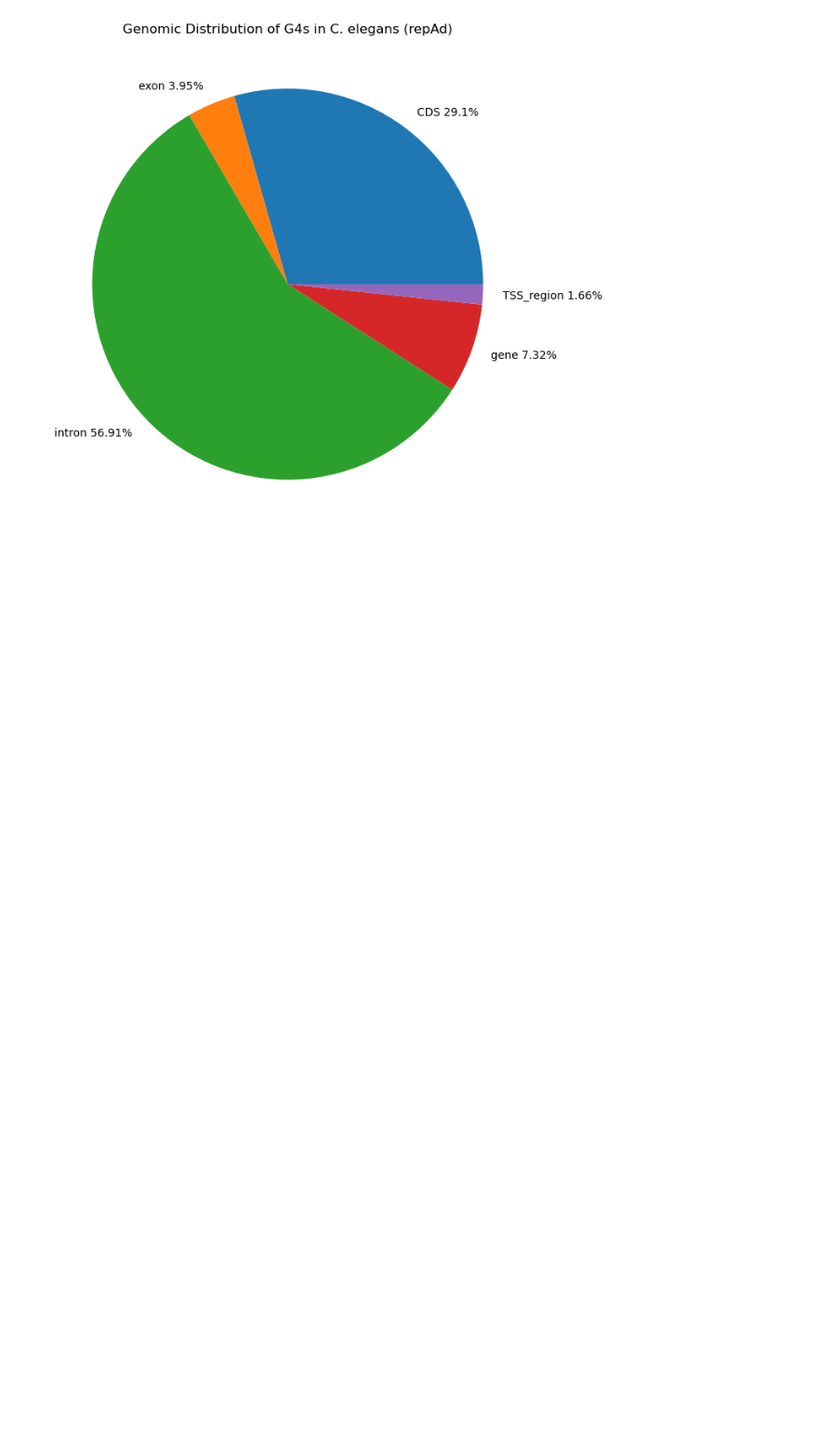
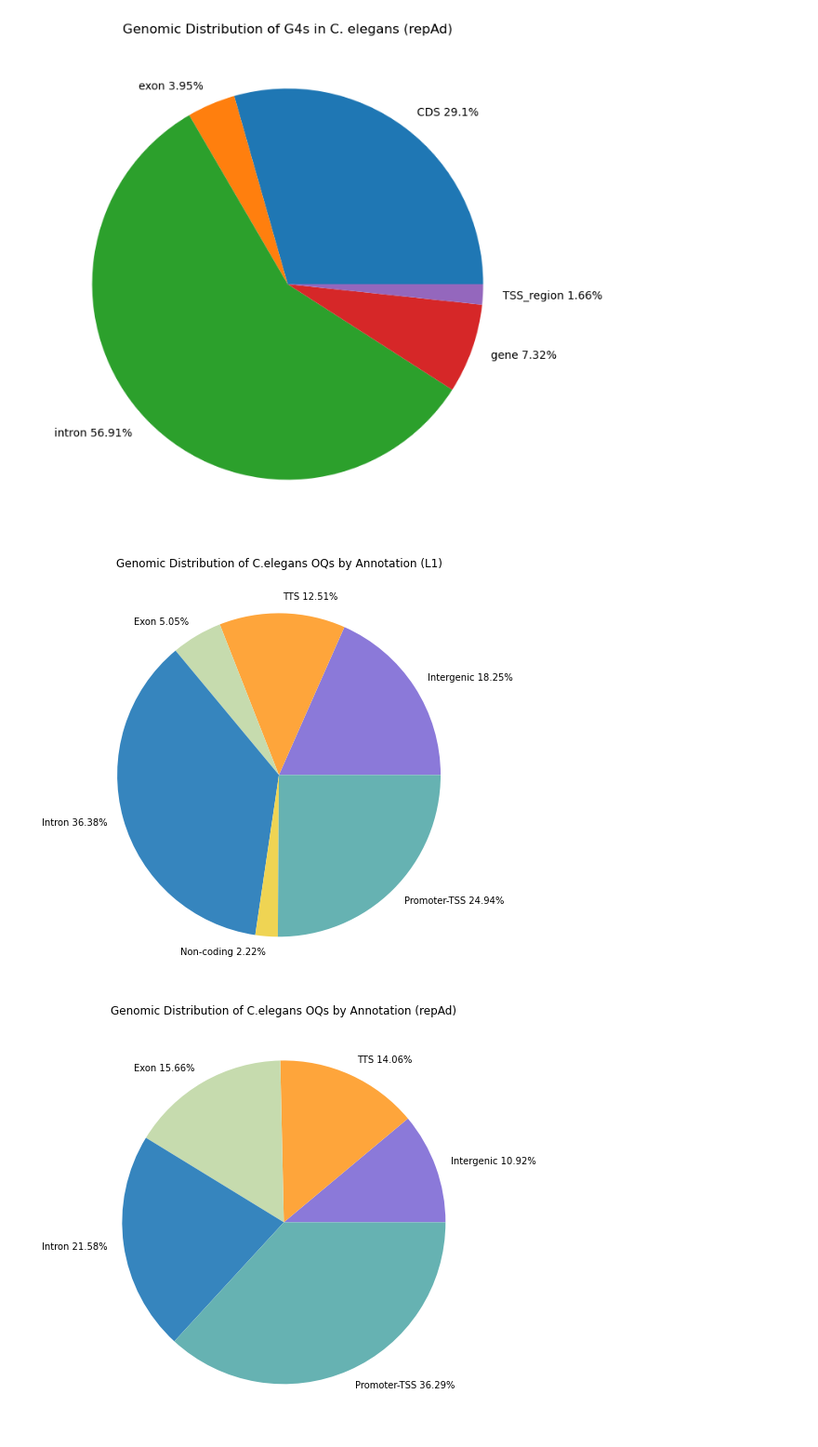
Before and after one commit to ellachee4/daylab, a Jupyter notebook: c-elegans-visual.ipynb, the cells around one changed output. Shown: that part at 93% size. Cells and saved outputs as stored; diff of their text form; code cells hidden in the pictures; blank space fills up the shorter version.

Commit message:
visual changes

```diff
--- a/c-elegans-visual.ipynb
+++ b/c-elegans-visual.ipynb
@@ -115,3 +115,39 @@ def main():
 main()
 # %% [output]
 [figure]
+# %%
+def make_pie(df, type, out_path):
+    sizes = (df.groupby('Annotation').size()/len(df['Annotation']))*100
+    sizes = sizes[sizes > 1]
+
+    labels = sizes.index
+
+    color_map = {
+        'Intergenic':'#8B79D9',
+        'TTS':'#fea53b',
+        'exon':'#c6dbae',
+        'intron':'#3685be',
+        'promoter-TSS':'#66b2b2',
+        'non-coding':'#efd453'
+    }
+    colors = [color_map[name] for name in labels]
+    labels = [x[0].upper() + x[1:] + ' ' + str(round(y, 2)) + '%' for x, y in zip(list(labels), sizes)]
+
+    fig, ax = plt.subplots(figsize=(8, 8))
+    ax.pie(sizes, labels=labels, colors=colors)
+    ax.set(title=f'Genomic Distribution of C.elegans OQs by Annotation ({type})')
+    plt.savefig(out_path, bbox_inches='tight')
+
+def main():
+    file_dict = {'L1':['L1-annotation-analysis.csv', 'ce11-figs/ce11-pie-chart-figs/celegans_pie_L1.svg'],
+                 'repAd':['repAd-annotation-analysis.csv', 'ce11-figs/ce11-pie-chart-figs/celegans_pie_repAd.svg']}
+    for type, files in file_dict.items():
+        annotations = pd.read_csv(files[0])
+        annotations['Annotation'] = annotations['Annotation'].str.split(' ').str[0]
+        annotations.dropna(subset=['Annotation'], inplace=True)
+        make_pie(annotations, type, files[1])
+
+main()
+# %% [output]
+[figure, added]
+[figure, added]
```
Also changed, not shown: parts of 1 cell of this notebook, 2 other files.
